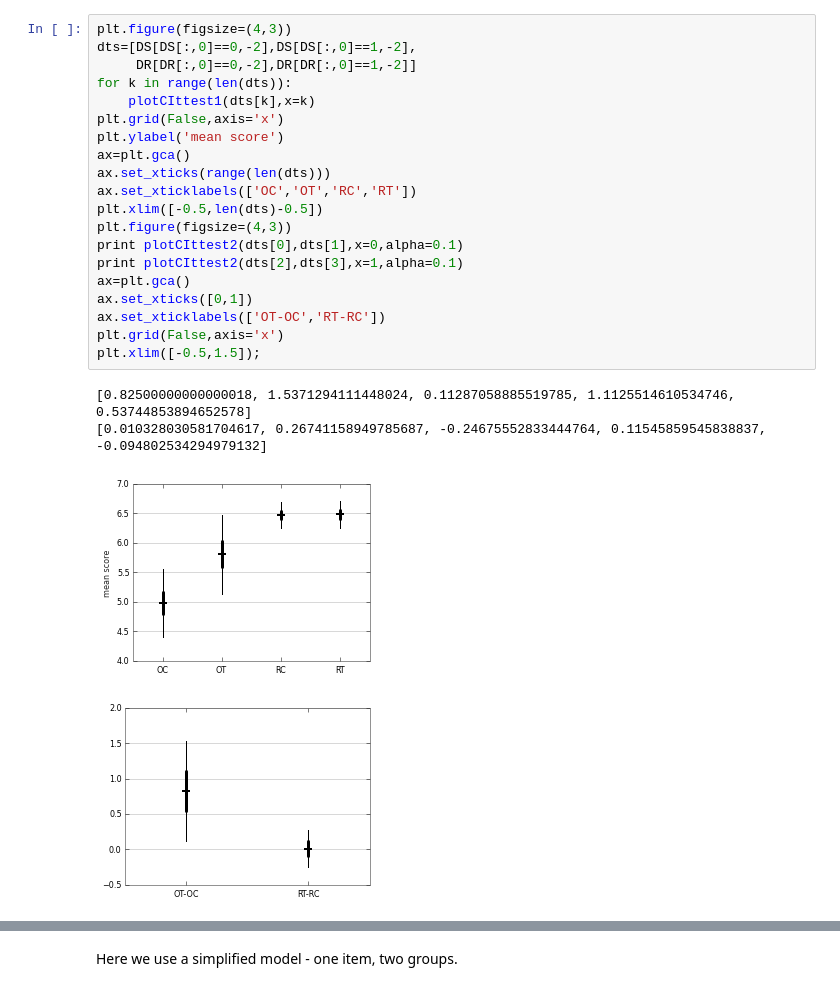
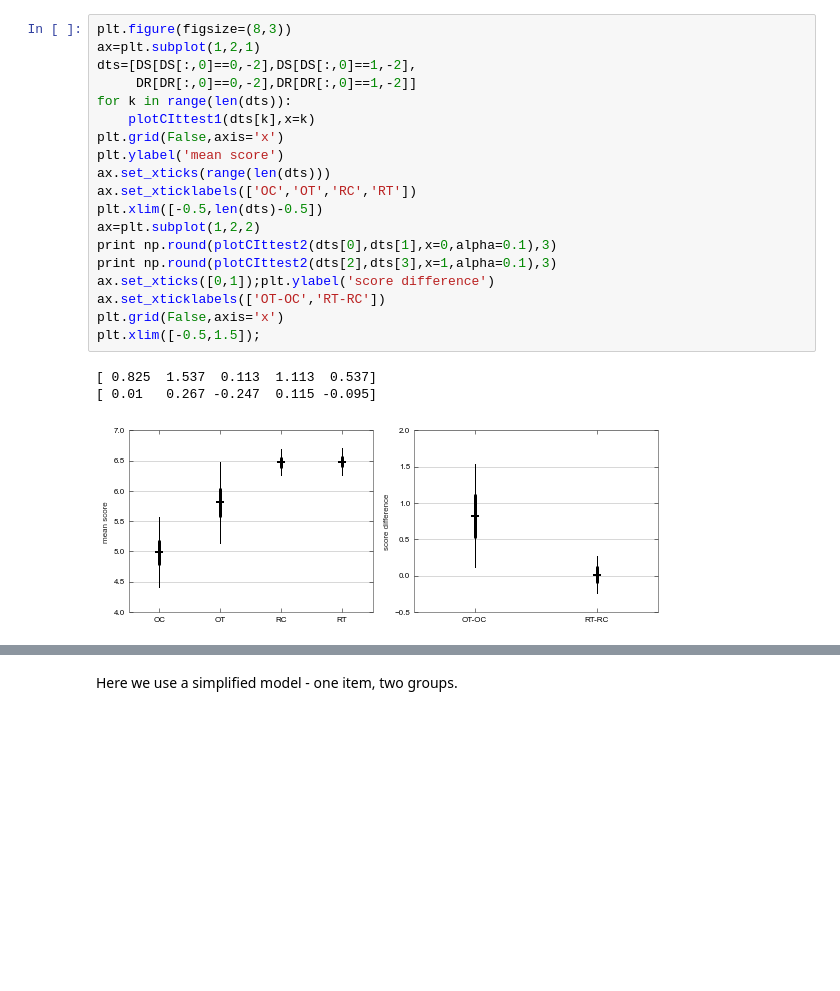
Before and after one commit to simkovic/simkovic.github.io, a Jupyter notebook: _ipynb/Guess what?! Another Analysis of the Schnall-Johnson Data.ipynb, the cells around one changed output, grey strips where cells are left out. Saved outputs shown, nothing was run; the diff lists cells and outputs as text; blank space fills up the shorter version.

```diff
--- a/_ipynb/Guess what?! Another Analysis of the Schnall-Johnson Data.ipynb
+++ b/_ipynb/Guess what?! Another Analysis of the Schnall-Johnson Data.ipynb
@@ -25,30 +28,28 @@ DS.shape
 # %% [output]
 (40, 9)
 # %%
-plt.figure(figsize=(4,3))
+plt.figure(figsize=(8,3))
+ax=plt.subplot(1,2,1)
 dts=[DS[DS[:,0]==0,-2],DS[DS[:,0]==1,-2],
      DR[DR[:,0]==0,-2],DR[DR[:,0]==1,-2]]
 for k in range(len(dts)):
     plotCIttest1(dts[k],x=k)
 plt.grid(False,axis='x')
 plt.ylabel('mean score')
-ax=plt.gca()
 ax.set_xticks(range(len(dts)))
 ax.set_xticklabels(['OC','OT','RC','RT'])
 plt.xlim([-0.5,len(dts)-0.5])
-plt.figure(figsize=(4,3))
-print plotCIttest2(dts[0],dts[1],x=0,alpha=0.1)
-print plotCIttest2(dts[2],dts[3],x=1,alpha=0.1)
-ax=plt.gca()
-ax.set_xticks([0,1])
+ax=plt.subplot(1,2,2)
+print np.round(plotCIttest2(dts[0],dts[1],x=0,alpha=0.1),3)
+print np.round(plotCIttest2(dts[2],dts[3],x=1,alpha=0.1),3)
+ax.set_xticks([0,1]);plt.ylabel('score difference')
 ax.set_xticklabels(['OT-OC','RT-RC'])
 plt.grid(False,axis='x')
 plt.xlim([-0.5,1.5]);
 # %% [output]
-[0.82500000000000018, 1.5371294111448024, 0.11287058885519785, 1.1125514610534746, 0.53744853894652578]
-[0.010328030581704617, 0.26741158949785687, -0.24675552833444764, 0.11545859545838837, -0.094802534294979132]
+[ 0.825  1.537  0.113  1.113  0.537]
+[ 0.01   0.267 -0.247  0.115 -0.095]
-[figure, old version]
+[figure, new version]
-[figure, removed]
 # %% [markdown]
 Legend: O - original study, R - replication, C - control group, T - treatment group
 
```
Also changed, not shown: parts of 18 cells of this notebook, 1 other file.
